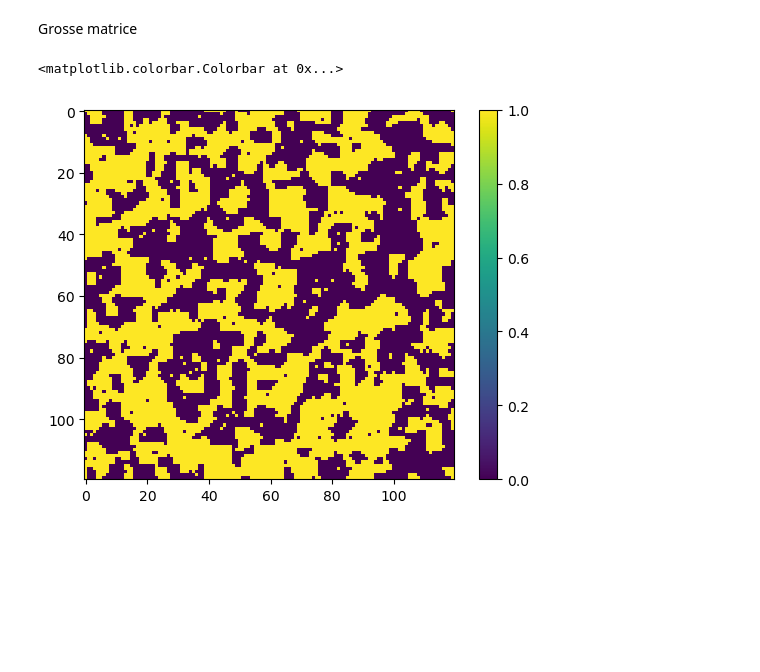
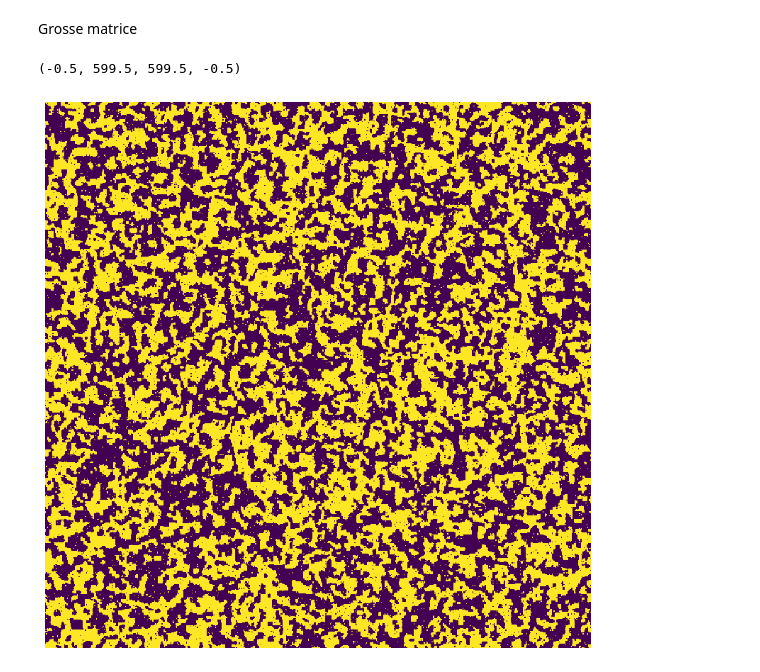
Before and after one commit to ma2this510/Ising-Model_IA_M1, a Jupyter notebook: ising2d.ipynb, the cells around one changed output. Cells and saved outputs as stored; diff of their text form; code cells hidden in the pictures; blank space fills up the shorter version.

```diff
--- a/ising2d.ipynb
+++ b/ising2d.ipynb
@@ -368,13 +368,14 @@ plt.show()
 Grosse matrice
 # %%
 start = time.time()
-state = two_dim_ising(120,0.1,1000000)[0]
+state = two_dim_ising(600,0.1,1000000000)[0]
 state[state > 0] = 1
 state[state <= 0] = 0
 end = time.time()
 
-plt.imshow(state)
-plt.colorbar()
+plt.figure(figsize=(10,10))
+plt.imshow(state, interpolation='nearest')
+plt.axis('off')
 # %% [output]
-<matplotlib.colorbar.Colorbar at 0x...>
+(-0.5, 599.5, 599.5, -0.5)
-[figure, old version]
+[figure, new version]
```
Also changed, not shown: 1 other file.
